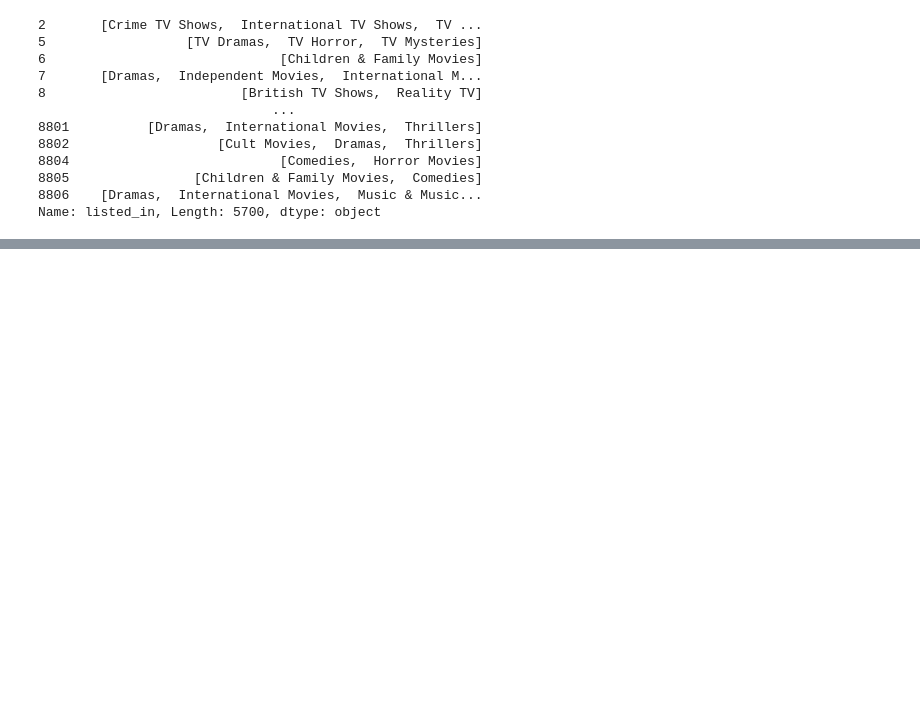
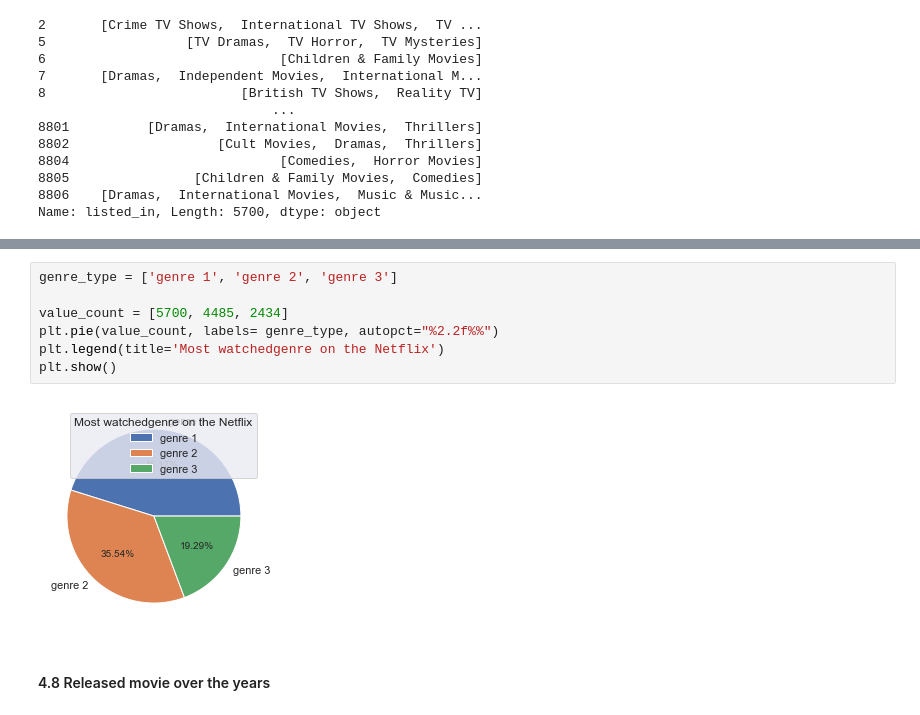
Before and after one commit to esthefaniagapito/Exploratory_Data_Analysis_EDA, a Jupyter notebook: EDA_Classes/EDA_Netflix.ipynb, the cells around one changed output, grey strips where cells are left out. Saved outputs shown, nothing was run; the diff lists cells and outputs as text; blank space fills up the shorter version.

```diff
--- a/EDA_Classes/EDA_Netflix.ipynb
+++ b/EDA_Classes/EDA_Netflix.ipynb
@@ -497,0 +522,11 @@ df_netflix_copy.head(2)
+# %%
+genre_type = ['genre 1', 'genre 2', 'genre 3']
+
+value_count = [5700, 4485, 2434]
+plt.pie(value_count, labels= genre_type, autopct="%2.2f%%")
+plt.legend(title='Most watchedgenre on the Netflix')
+plt.show()
+# %% [output]
+[figure, added]
+# %% [markdown]
+#### 4.8 Released movie over the years
```
Also changed, not shown: parts of 37 cells of this notebook, 3 other files.
